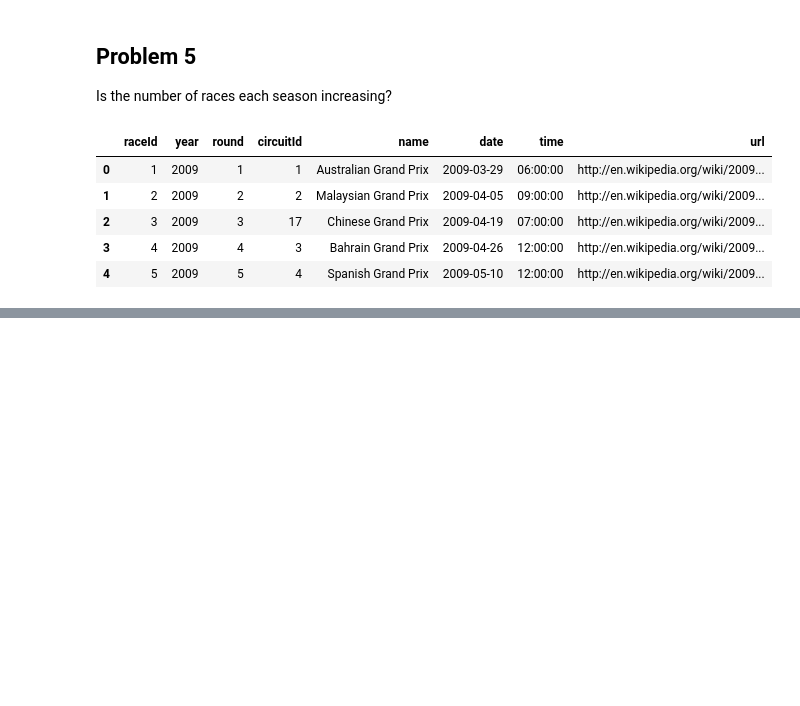
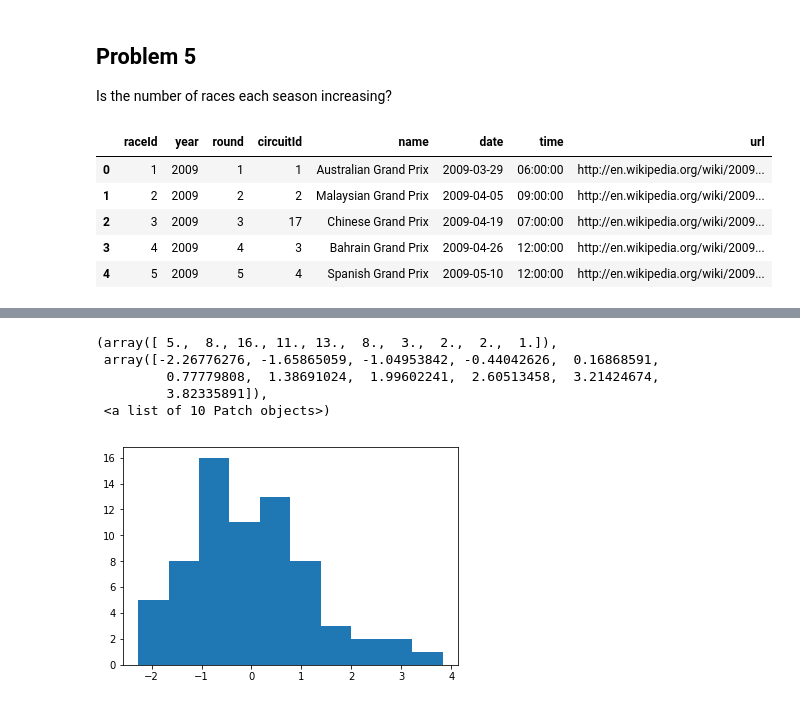
Before and after one commit to jla524/f1-analysis, a Jupyter notebook: formula-1-data-analysis.ipynb, the cells around one changed output, grey strips where cells are left out. Saved outputs shown, nothing was run; the diff lists cells and outputs as text; code cells hidden in the pictures; blank space fills up the shorter version.

```diff
--- a/formula-1-data-analysis.ipynb
+++ b/formula-1-data-analysis.ipynb
@@ -257,0 +263,11 @@ plt.plot(races['year'], races['fit'], '-')
+# %%
+# Plot a histogram of the residuals
+# Does this look reasonably normal?
+plt.hist(races['raceId'] - races['fit'])
+# %% [output]
+(array([ 5.,  8., 16., 11., 13.,  8.,  3.,  2.,  2.,  1.]),
+ array([-2.26776276, -1.65865059, -1.04953842, -0.44042626,  0.16868591,
+         0.77779808,  1.38691024,  1.99602241,  2.60513458,  3.21424674,
+         3.82335891]),
+ <a list of 10 Patch objects>)
+[figure, added]
```
Also changed, not shown: parts of 2 cells of this notebook.
